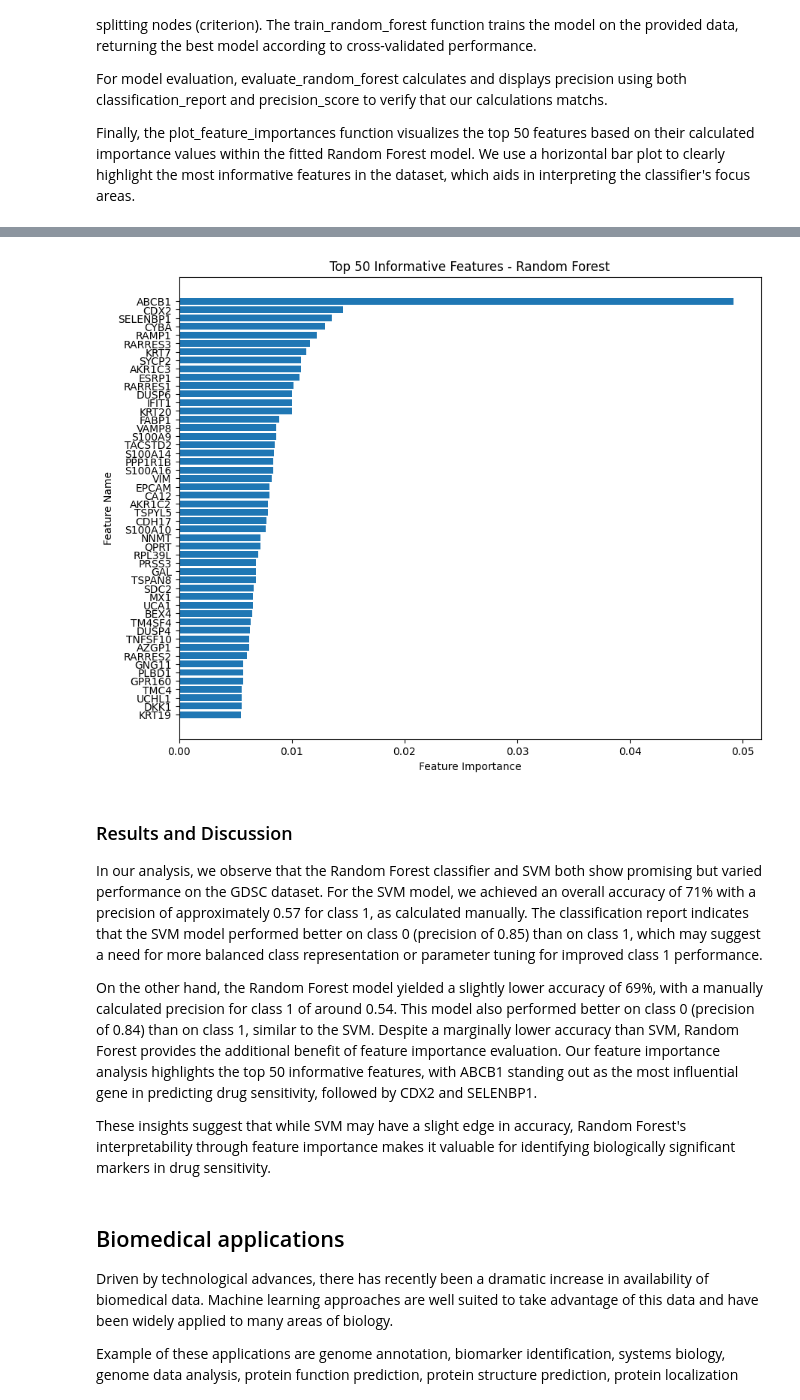
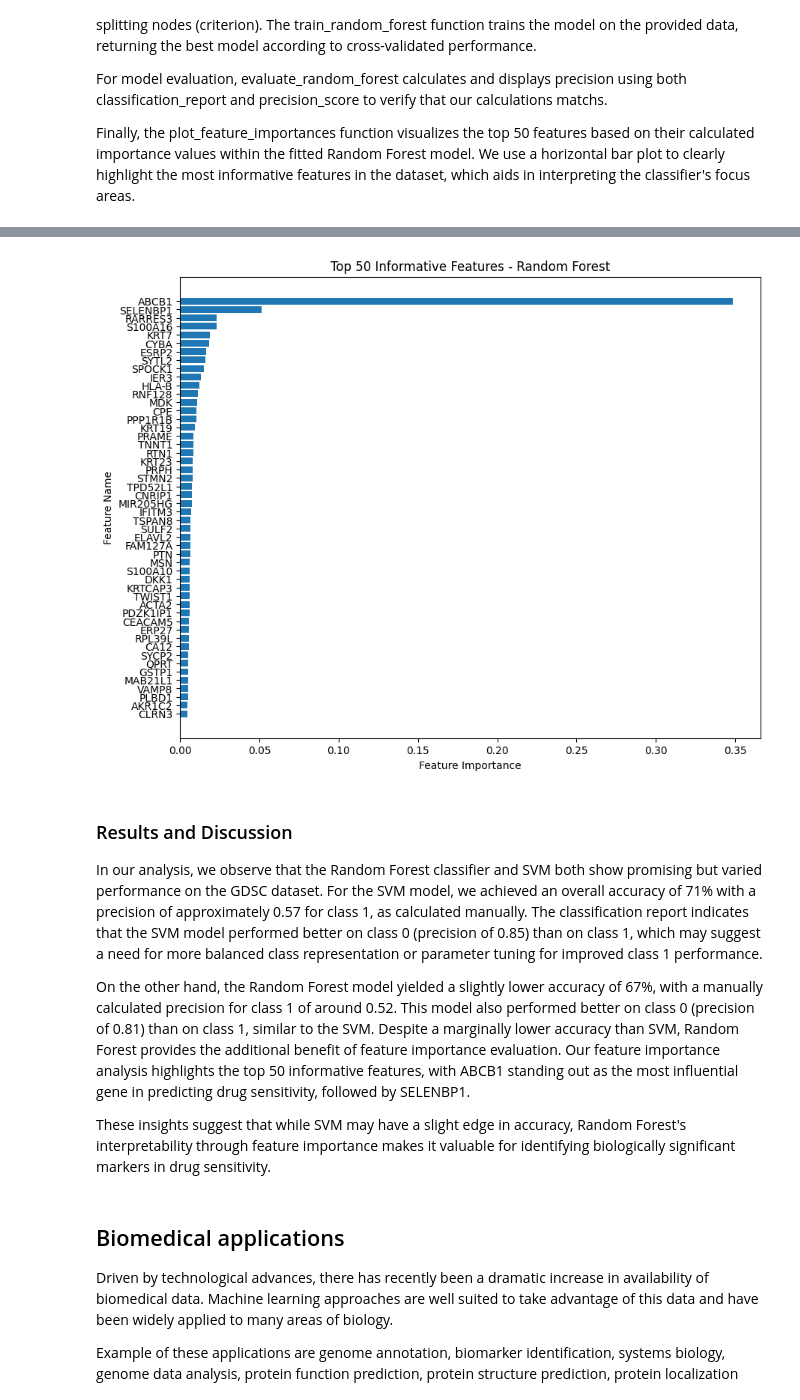
Before and after one commit to ShreyaSajid/8dm50-machine-learning, a Jupyter notebook: practicals/week_6.ipynb, the cells around one changed output, grey strips where cells are left out. Cells and saved outputs as stored; diff of their text form; code cells hidden in the pictures.

Commit message:
rf additional hyperparameters

```diff
--- a/practicals/week_6.ipynb
+++ b/practicals/week_6.ipynb
@@ -243,21 +243,23 @@ sys.path.append('code/')
 from random_forest_model import *
 
 # Define the parameter grid for random forest
+# rf_param_grid = {
+#     'n_estimators': [50, 100, 200],
+#     'max_depth': [10, 20, 30, None],
+#     'min_samples_split': [2, 5, 10],
+#     'min_samples_leaf': [1, 2, 4]
+# }
+
 rf_param_grid = {
-    'n_estimators': [50, 100, 200],
-    'max_depth': [10, 20, 30, None],
-    'min_samples_split': [2, 5, 10],
-    'min_samples_leaf': [1, 2, 4]
+    'n_estimators': [50, 100, 200],           # Number of trees in the forest
+    'max_depth': [10, 20, 30, None],          # Maximum depth of each tree
+    'max_features': ['sqrt', 'log2', None],   # Max features to consider at each split
+    'min_samples_split': [2, 5, 10],          # Min samples required to split a node
+    'min_samples_leaf': [1, 2, 4],            # Min samples required per leaf node
+    'criterion': ['gini', 'entropy'],         # Function to measure the quality of a split
+    'bootstrap': [True],
+    'oob_score':[True]
 }
-
-# rf_param_grid = {
-#     'n_estimators': [50, 100, 200],           # Number of trees in the forest
-#     'max_depth': [10, 20, 30, None],          # Maximum depth of each tree
-#     'max_features': ['sqrt', 'log2', None],   # Max features to consider at each split
-#     'min_samples_split': [2, 5, 10],          # Min samples required to split a node
-#     'min_samples_leaf': [1, 2, 4],            # Min samples required per leaf node
-#     'criterion': ['gini', 'entropy']          # Function to measure the quality of a split
-# }
 
 # Train the random forest model using GridSearchCV
 rf_grid = train_random_forest(X_train, y_train, rf_param_grid)
@@ -285,10 +292,10 @@ Random Forest Precision (Manual Calculation): 0.5416666666666666
-[figure, old version]
+[figure, new version]
 # %% [markdown]
 ### Results and Discussion
 
 In our analysis, we observe that the Random Forest classifier and SVM both show promising but varied performance on the GDSC dataset. For the SVM model, we achieved an overall accuracy of 71% with a precision of approximately 0.57 for class 1, as calculated manually. The classification report indicates that the SVM model performed better on class 0 (precision of 0.85) than on class 1, which may suggest a need for more balanced class representation or parameter tuning for improved class 1 performance.
 
-On the other hand, the Random Forest model yielded a slightly lower accuracy of 69%, with a manually calculated precision for class 1 of around 0.54. This model also performed better on class 0 (precision of 0.84) than on class 1, similar to the SVM. Despite a marginally lower accuracy than SVM, Random Forest provides the additional benefit of feature importance evaluation. Our feature importance analysis highlights the top 50 informative features, with ABCB1 standing out as the most influential gene in predicting drug sensitivity, followed by CDX2 and SELENBP1.
+On the other hand, the Random Forest model yielded a slightly lower accuracy of 67%, with a manually calculated precision for class 1 of around 0.52. This model also performed better on class 0 (precision of 0.81) than on class 1, similar to the SVM. Despite a marginally lower accuracy than SVM, Random Forest provides the additional benefit of feature importance evaluation. Our feature importance analysis highlights the top 50 informative features, with ABCB1 standing out as the most influential gene in predicting drug sensitivity, followed by SELENBP1.
 
 These insights suggest that while SVM may have a slight edge in accuracy, Random Forest's interpretability through feature importance makes it valuable for identifying biologically significant markers in drug sensitivity.
 # %% [markdown]
```
Also changed, not shown: parts of 2 cells of this notebook.
